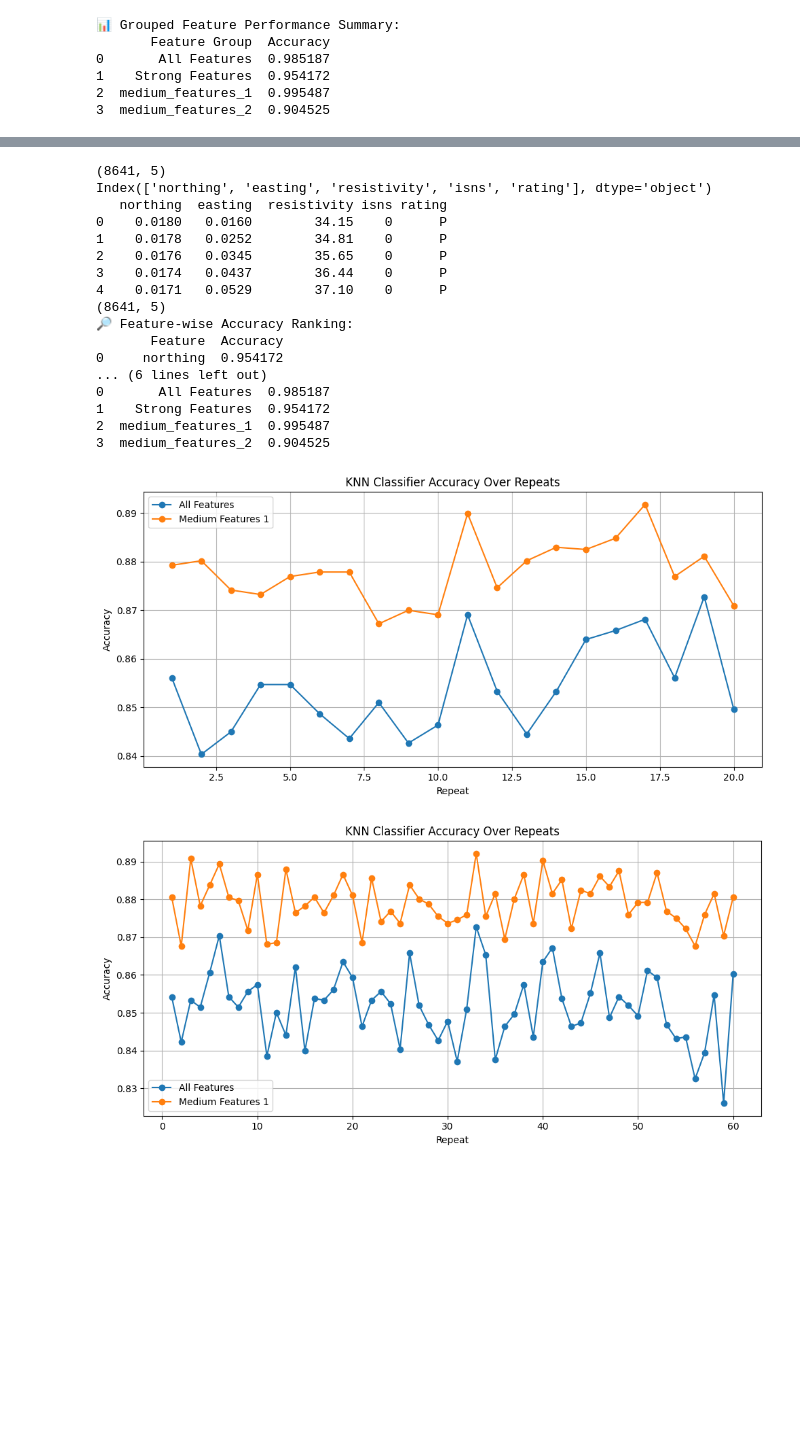
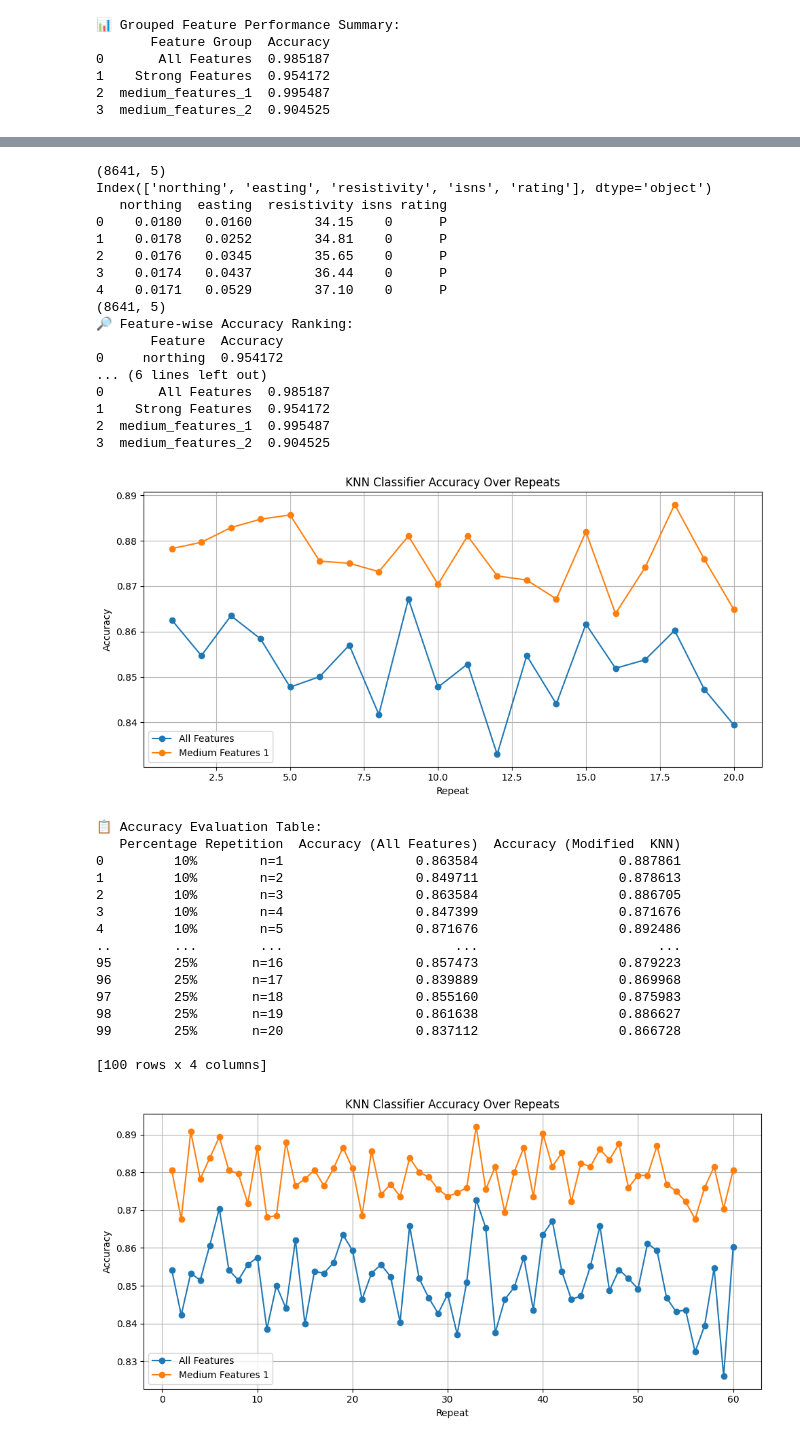
Before and after one commit to mehrnazeraeisi/Mfeat-Fourier-923, a Jupyter notebook: Mfeat_Fourier_923_KnnClassification_Modification.ipynb, the cells around one changed output, grey strips where cells are left out. Saved outputs shown, nothing was run; the diff lists cells and outputs as text; code cells hidden in the pictures; blank space fills up the shorter version.

```diff
--- a/Mfeat_Fourier_923_KnnClassification_Modification.ipynb
+++ b/Mfeat_Fourier_923_KnnClassification_Modification.ipynb
@@ -300,34 +354,88 @@ def evaluate_knn_accuracy_by_groups(X_data, y_data, medium_features_1,  data_fea
     for group_name, acc_list in accuracy_scores.items():
         plt.plot(x, acc_list, label=f"{group_name.replace('_', ' ').title()}", marker='o')
     plt.xlabel('Repeat')
     plt.ylabel('Accuracy')
     plt.title('KNN Classifier Accuracy Over Repeats')
     plt.legend()
     plt.grid(True)
     plt.tight_layout()
     plt.show()
 
 # [9] Run final evaluation
 evaluate_knn_accuracy_by_groups(X_data, y_data, medium_features_1, data_features, test_size=0.25, n_repeats=20)
+
+
+def build_accuracy_table(X_data, y_data, medium_features_1, all_features, test_sizes, n_repeats):
+    results = []
+
+    for test_size in test_sizes:
+        for i in range(1, n_repeats + 1):
+            X_train, X_test, y_train, y_test = train_test_split(X_data, y_data, test_size=test_size)
+
+            # KNN for all features
+            k_all = int(np.sqrt(len(X_train)))
+            knn_all = KNeighborsClassifier(n_neighbors=k_all)
+            knn_all.fit(X_train[all_features], y_train)
+            y_pred_all = knn_all.predict(X_test[all_features])
+            acc_all = accuracy_score(y_test, y_pred_all)
+
+            # KNN for medium features
+            k_modified = int(np.sqrt(len(X_train)))
+            knn_modified  = KNeighborsClassifier(n_neighbors=k_modified )
+            knn_modified .fit(X_train[medium_features_1], y_train)
+            y_pred_modified  = knn_modified .predict(X_test[medium_features_1])
+            acc_modified  = accuracy_score(y_test, y_pred_modified )
+
+            results.append({
+                "Percentage": f"{int(test_size * 100)}%",
+                "Repetition": f"n={i}",
+                "Accuracy (All Features)": acc_all,
+                "Accuracy (Modified  KNN)": acc_modified
+            })
+
+    df_result = pd.DataFrame(results)
+    return df_result
+
+test_sizes = [0.10 , 0.13, 0.16 , 0.19 , 0.25]  # یا چند درصد دیگر مثل [0.10, 0.15, 0.25]
+n_repeats = 20
+
+accuracy_table = build_accuracy_table(X_data, y_data, medium_features_1, data_features, test_sizes, n_repeats)
+print("\n📋 Accuracy Evaluation Table:")
+print(accuracy_table)
 # %% [output]
 (8641, 5)
 Index(['northing', 'easting', 'resistivity', 'isns', 'rating'], dtype='object')
    northing  easting  resistivity isns rating
 0    0.0180   0.0160        34.15    0      P
 1    0.0178   0.0252        34.81    0      P
 2    0.0176   0.0345        35.65    0      P
 3    0.0174   0.0437        36.44    0      P
 4    0.0171   0.0529        37.10    0      P
 (8641, 5)
 🔎 Feature-wise Accuracy Ranking:
        Feature  Accuracy
 0     northing  0.954172
 ... (6 lines left out)
 0       All Features  0.985187
 1    Strong Features  0.954172
 2  medium_features_1  0.995487
 3  medium_features_2  0.904525
-[figure, old version]
+[figure, new version]
+📋 Accuracy Evaluation Table:
+   Percentage Repetition  Accuracy (All Features)  Accuracy (Modified  KNN)
+0         10%        n=1                 0.863584                  0.887861
+1         10%        n=2                 0.849711                  0.878613
+2         10%        n=3                 0.863584                  0.886705
+3         10%        n=4                 0.847399                  0.871676
+4         10%        n=5                 0.871676                  0.892486
+..        ...        ...                      ...                       ...
+95        25%       n=16                 0.857473                  0.879223
+96        25%       n=17                 0.839889                  0.869968
+97        25%       n=18                 0.855160                  0.875983
+98        25%       n=19                 0.861638                  0.886627
+99        25%       n=20                 0.837112                  0.866728
+
+[100 rows x 4 columns]
 # %%
 evaluate_knn_accuracy_by_groups(X_data, y_data, medium_features_1, data_features, test_size=0.25, n_repeats=60)
 # %% [output]
```
Also changed, not shown: parts of 5 cells of this notebook.
